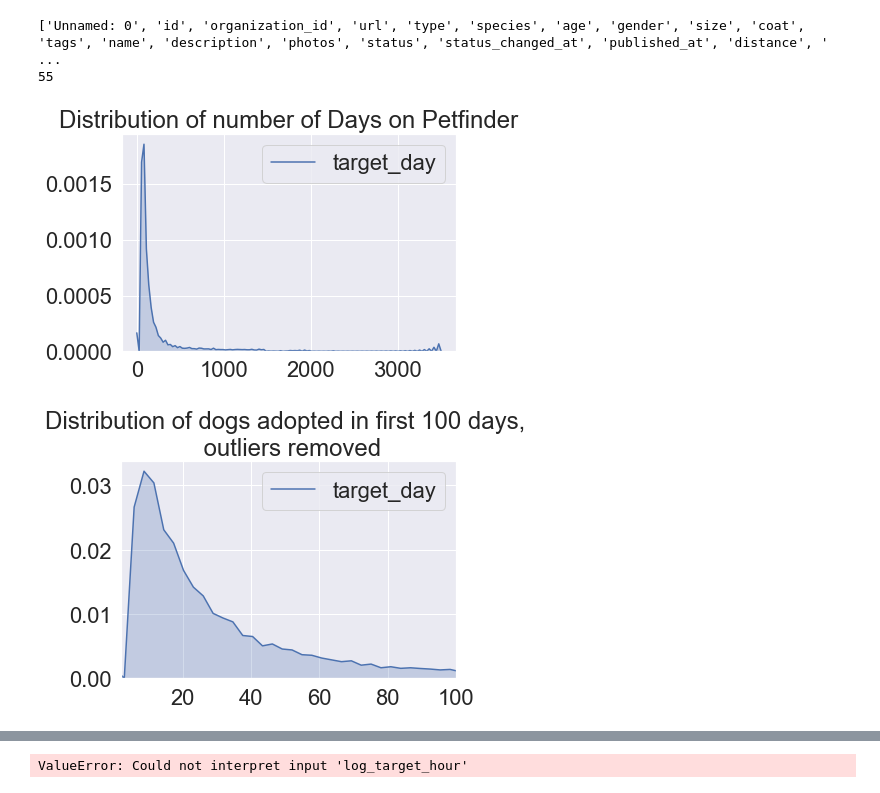
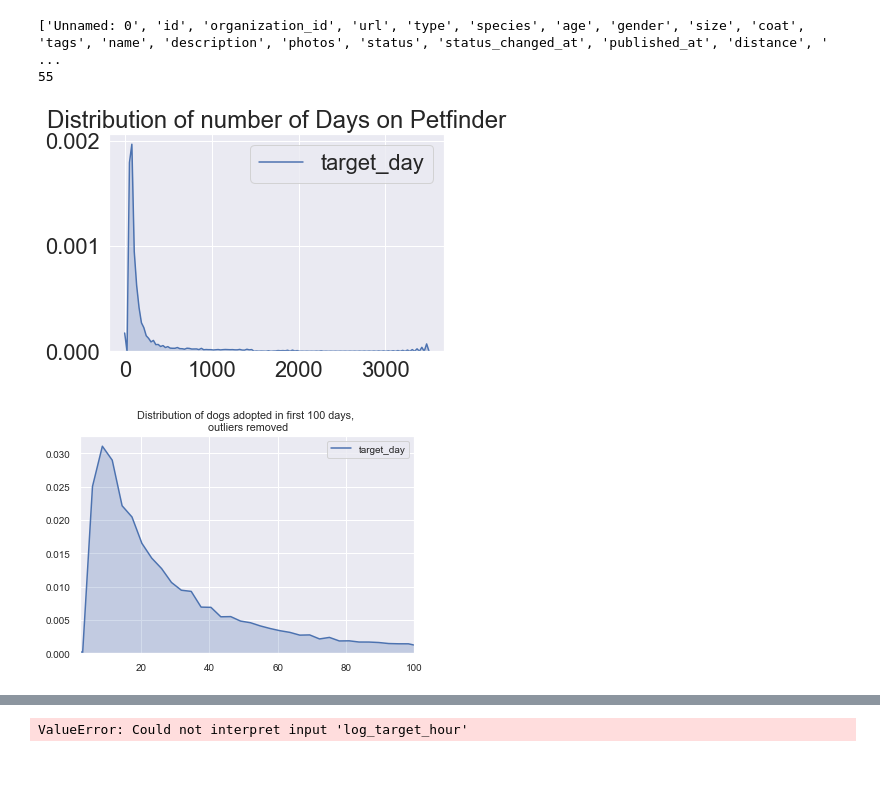
Before and after one commit to ameliakimball/insight, a Jupyter notebook: EDA_for_MWpet_data.ipynb, the cells around one changed output, grey strips where cells are left out. Cells and saved outputs as stored; diff of their text form; code cells hidden in the pictures.

```diff
--- a/EDA_for_MWpet_data.ipynb
+++ b/EDA_for_MWpet_data.ipynb
@@ -22,7 +22,7 @@ elpdat['City'] = 'ElPaso'
 Milwdat = pd.read_csv("data/Milw_adopted_20k_Jan_29.csv")
 Milwdat['City'] = 'Milw'
 
-Minndat = pd.read_csv("data/Chicago_adopted_20k_Jan_21.csv")
+Minndat = pd.read_csv("data/Minneapolis_adopted_20k_Jan_21.csv")
 Minndat['City'] = 'Minne'
 
 dendat = pd.read_csv("data/Denver_adopted_20k_Jan_29.csv")
@@ -68,33 +68,33 @@ petdat['bin_week_target'] = np.where(petdat['target_day']>7, 0, 1)
 
 #print(petdat.head())
 print(list(petdat.columns))
 print(len(list(petdat.columns)))
 #print(petdat.shape)
 
 sns.set(font_scale=2)
 plot1= sns.kdeplot(petdat['target_day'], bw=2, shade = True)
 plt.title('Distribution of number of Days on Petfinder')
 plt.show(plot1)
 
 #remove data where dogs are there less than a day or more than a year
 petdat = petdat[(petdat["target_day"] > 2) & (petdat["target_day"] <365)]
 
 
-sns.set(font_scale=2)
+sns.set(font_scale=.9)
 plot = sns.kdeplot(petdat['target_day'], bw=1, shade = True)
 plt.xlim(2, 100)
 plt.title('Distribution of dogs adopted in first 100 days, \n outliers removed')
 plt.show(plot)
 
 #petdat['target_day'].mode() #   3 (?????)
 #petdat['target_day'].mean() # 36.07
 #petdat['target_day'].median()  #18
 
 
 
 #petdat.to_csv('backup_petdata_Jan30.csv')
 # %% [output]
 ['Unnamed: 0', 'id', 'organization_id', 'url', 'type', 'species', 'age', 'gender', 'size', 'coat', 'tags', 'name', 'description', 'photos', 'status', 'status_changed_at', 'published_at', 'distance', ' ...
 55
-[figure, old version]
+[figure, new version]
-[figure, old version]
+[figure, new version]
```
Also changed, not shown: parts of 2 cells of this notebook, 50 other files.
